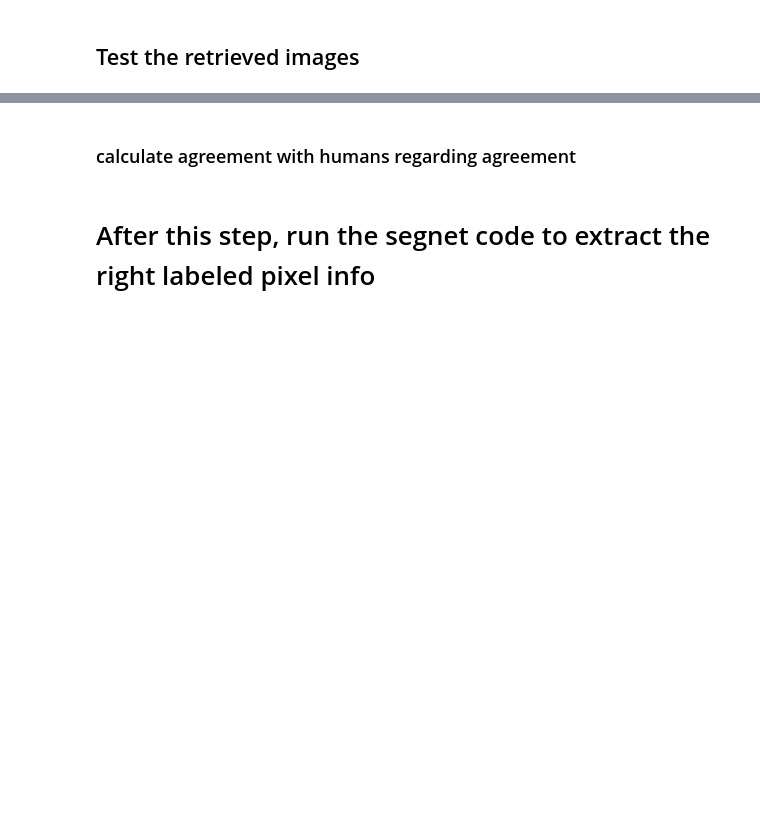
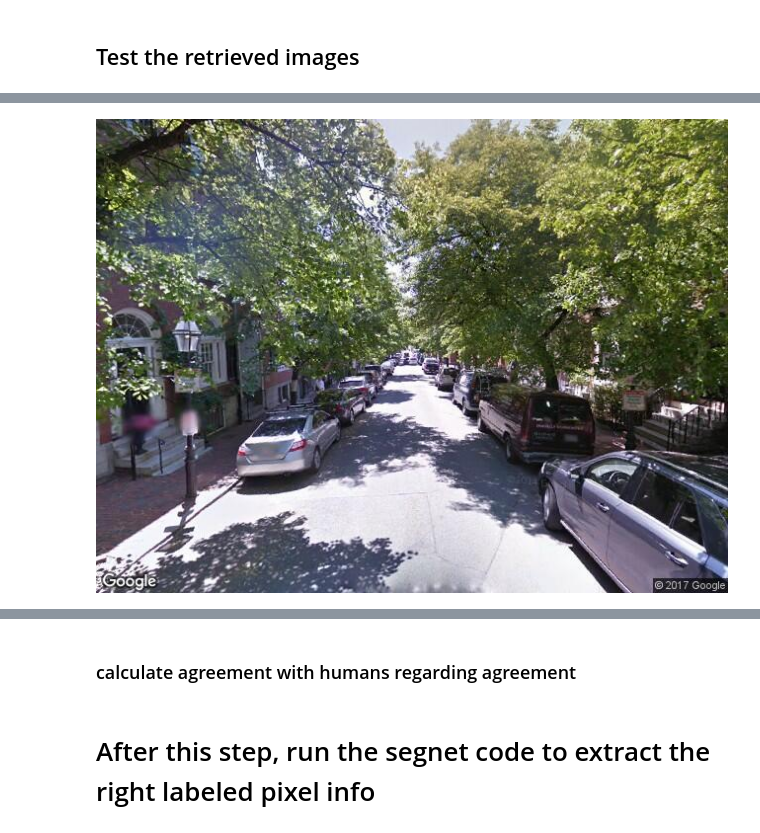
Before and after one commit to sagarjoglekar/ExplainingUrbanEmotions, a Jupyter notebook: notebooks/RetreivalPipeline.ipynb, the cells around one changed output, grey strips where cells are left out. Saved outputs shown, nothing was run; the diff lists cells and outputs as text; code cells hidden in the pictures; blank space fills up the shorter version.

```diff
--- a/notebooks/RetreivalPipeline.ipynb
+++ b/notebooks/RetreivalPipeline.ipynb
@@ -458,12 +459,12 @@ filteredTestImages[1]
 # %%
 #Uncomment this for the 1000 images
 
-dataFileMap = {}
-for p in filteredTestImages:
-    path = p[1]['path']
-    key = p[1]['key']
-    dataFileMap[key] = {}
-    dataFileMap[key]['path'] = path
+# dataFileMap = {}
+# for p in filteredTestImages:
+#     path = p[1]['path']
+#     key = p[1]['key']
+#     dataFileMap[key] = {}
+#     dataFileMap[key]['path'] = path
 # %%
 dataFileMap[dataFileMap.keys()[1]]
 # %% [output]
@@ -531,3 +534,24 @@ def lockDownDistanceFunction(src, dst):
             if dst['segnet'][obj] > (src['segnet'][obj]+tol) or dst['segnet'][obj] < (src['segnet'][obj]-tol) :
                 return float('inf')
     return distance.euclidean(dst['placesFeats'] , src['placesFeats'])
+# %%
+def lockDownCosineDistanceFunction(src, dst):
+    labels = ['Sky', 'Building', 'Pole','Road Marking','Road','Pavement','Tree','Sign Symbol','Fence','Vehicle','Pedestrian', 'Bike']
+    #features to lock
+    #lockDownRatios = [ 0.0 , 1.0 , 2.0 , 3.0 , 4.0 , 5.0 , 6.0, 7.0 , 8.0 , 9.0 , 10.0 , 11.0 ] #Everything
+    #lockDownRatios = [ 0.0 , 1.0 , 2.0 , 3.0 , 4.0 , 5.0 , 7.0 , 8.0 , 9.0 , 10.0 , 11.0 ] #Everything but trees
+    #lockDownRatios = [ 0.0 , 1.0 , 2.0 , 3.0 , 4.0 , 5.0 , 6.0 , 7.0 , 8.0 ] #Everything but Mobility
+    #lockDownRatios = [ 0.0 , 1.0 , 3.0 , 4.0 , 6.0, 9.0 , 10.0 , 11.0 ] #Everything but ROAD SIDES
+    #lockDownRatios = [ 0.0 , 1.0 , 2.0 , 5.0 , 6.0 , 7.0 , 8.0 , 9.0 , 10.0 , 11.0 ] #Everything but Roads
+    #lockDownRatios = [ 0.0 , 2.0 , 3.0 , 4.0 , 5.0 ,6.0, 7.0 , 8.0 , 9.0 , 10.0 , 11.0 ] #Everything but Buildings
+    #lockDownRatios = [ 1.0 , 2.0 , 3.0 , 4.0 , 5.0 , 6.0, 7.0 , 8.0 , 9.0 , 10.0 , 11.0 ] #Everything but Sky
+    lockDownRatios = [] # Everything unlocked
+    ##Tolerance levels in normalized ratios
+    tol = 0.1
+    for obj in lockDownRatios:
+        if obj in src['segnet']:
+            if obj not in dst['segnet']:
+                return float('inf')
+            if dst['segnet'][obj] > (src['segnet'][obj]+tol) or dst['segnet'][obj] < (src['segnet'][obj]-tol) :
+                return float('inf')
+    return distance.cosine(dst['placesFeats'] , src['placesFeats'])
@@ -541,7 +586,7 @@ for k in filesMap:
         #distanceMapper[k][i] = distance.euclidean(filesMap[k]['placesFeats'] , retreivalFileMap[i]['placesFeats'])
 
         ##This distance function locks down feature areas in an image
-        distanceMapper[k][i] = lockDownDistanceFunction(filesMap[k] , retreivalFileMap[i])
+        distanceMapper[k][i] = lockDownCosineDistanceFunction(filesMap[k] , retreivalFileMap[i])
 # %%
 def merge_two_dicts(x, y):
     z = x.copy()   # start with x's keys and values
@@ -707,5 +815,5 @@ len(retreivedDf)
 # %%
- k = 16 #15 #59 #934 #831 #904 #113 #112 #56 #58 #196 #193 #31 #30 #111 #24 #111 #16 #190 16 #15 #114 #54 #40 #42 #85
+ k = 40 #15 #59 #934 #831 #904 #113 #112 #56 #58 #196 #193 #31 #30 #111 #24 #111 #16 #190 16 #15 #114 #54 #40 #42 #85
 # %%
 # k = bestExamples[1]
 # %%
@@ -717,4 +858,6 @@ Image(retreivedDf[retreivedDf.keys()[k]]['XformPath'])
 # %%
-Image(retreivedDf[retreivedDf.keys()[k]]['Top5Paths'][0][1])
+Image(retreivedDf[retreivedDf.keys()[k]]['Top5Paths'][0][4])
+# %% [output]
+[figure, added]
 # %%
 retreivedDf[retreivedDf.keys()[1]]
```
Also changed, not shown: parts of 49 cells of this notebook, 15 other files.
